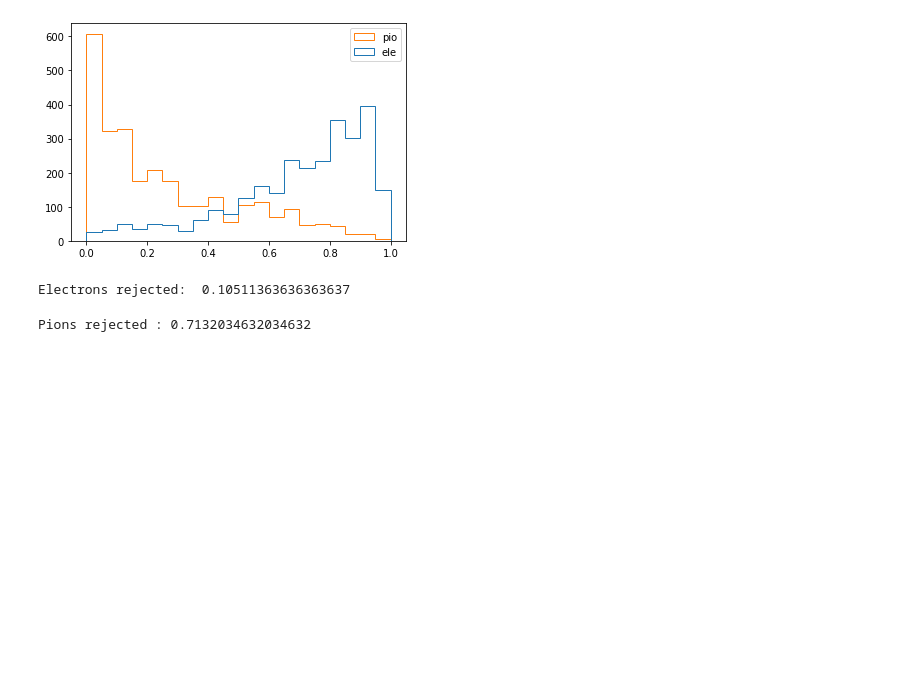
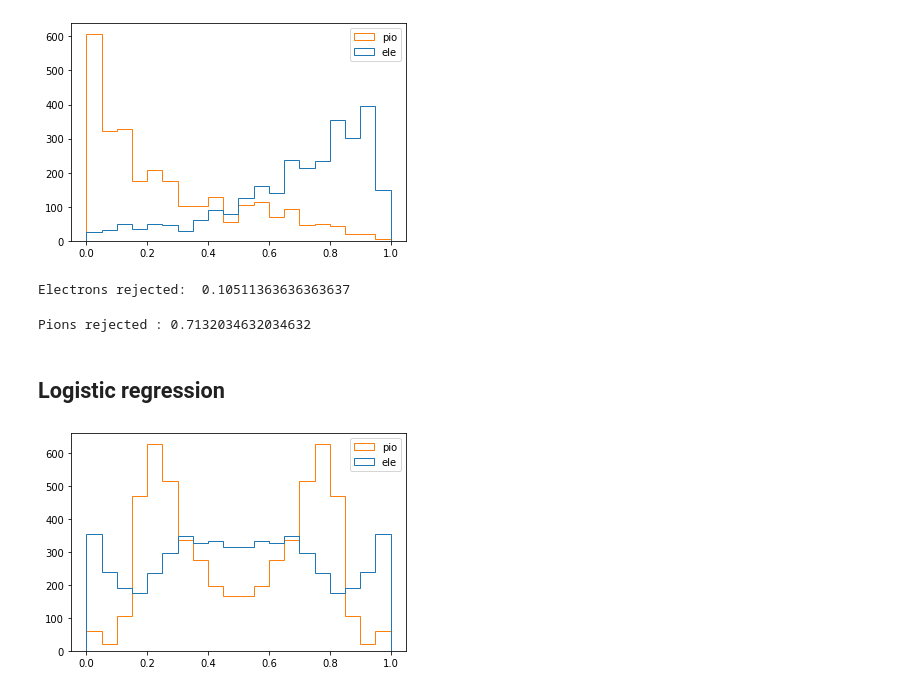
Before and after one commit to bovulpes/ML101, a Jupyter notebook: TRD/TRD.ipynb, the cells around one changed output. Drawn from its saved outputs; the diff is of its cells as text; code cells hidden in the pictures; blank space fills up the shorter version.

Commit message:
Add logistic regression

```diff
--- a/TRD/TRD.ipynb
+++ b/TRD/TRD.ipynb
@@ -391,3 +391,5 @@ reject_pio = float ( sum(regr_kn_val_pio < 0.37) / n_pio )
 print('Pions rejected :', reject_pio)
 # %% [output]
 Pions rejected : 0.7132034632034632
+# %% [markdown]
+## Logistic regression
@@ -393,0 +398,13 @@ Pions rejected : 0.7132034632034632
+# %%
+regr_logi = LogisticRegression(random_state=0, max_iter=500, solver='liblinear').fit(X_train, y_train)
+# %%
+#regr_logi_val_ele = regr_logi.predict(X_ele_validation)
+#regr_logi_val_pio = regr_logi.predict(X_pio_validation)
+regr_logi_val_ele = regr_logi.predict_proba(X_ele_validation)
+regr_logi_val_pio = regr_logi.predict_proba(X_pio_validation)
+# %%
+pyplot.hist([regr_logi_val_ele, regr_logi_val_pio], density=False, bins=20, log=False, histtype='step', label=['ele', 'pio'])
+plt.legend(loc='upper right')
+pyplot.show()
+# %% [output]
+[figure, added]
```
Also changed, not shown: parts of 3 cells of this notebook.
